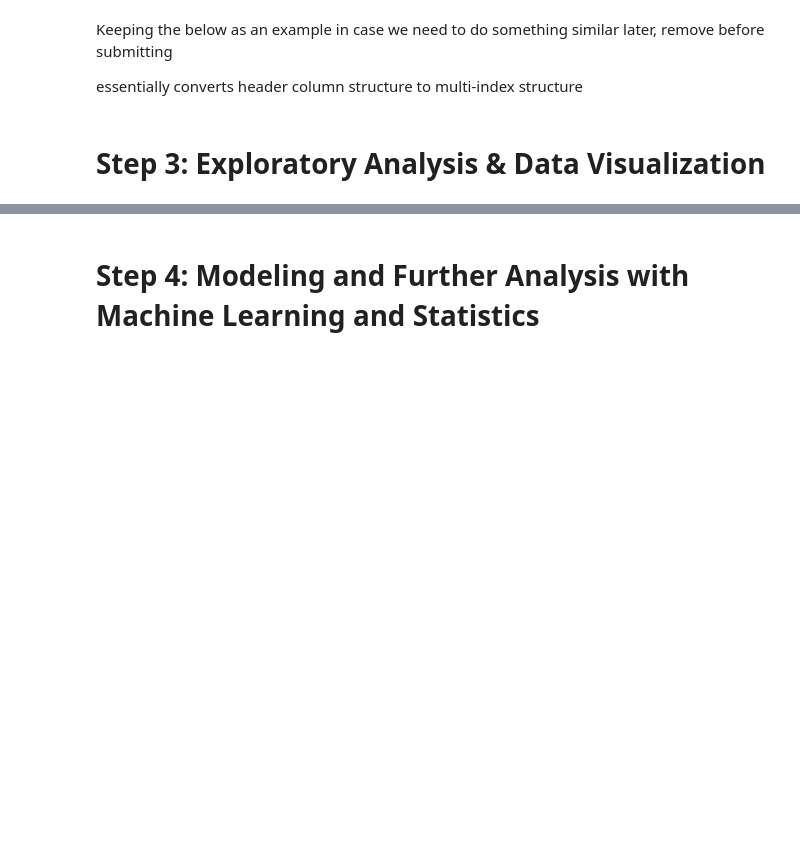
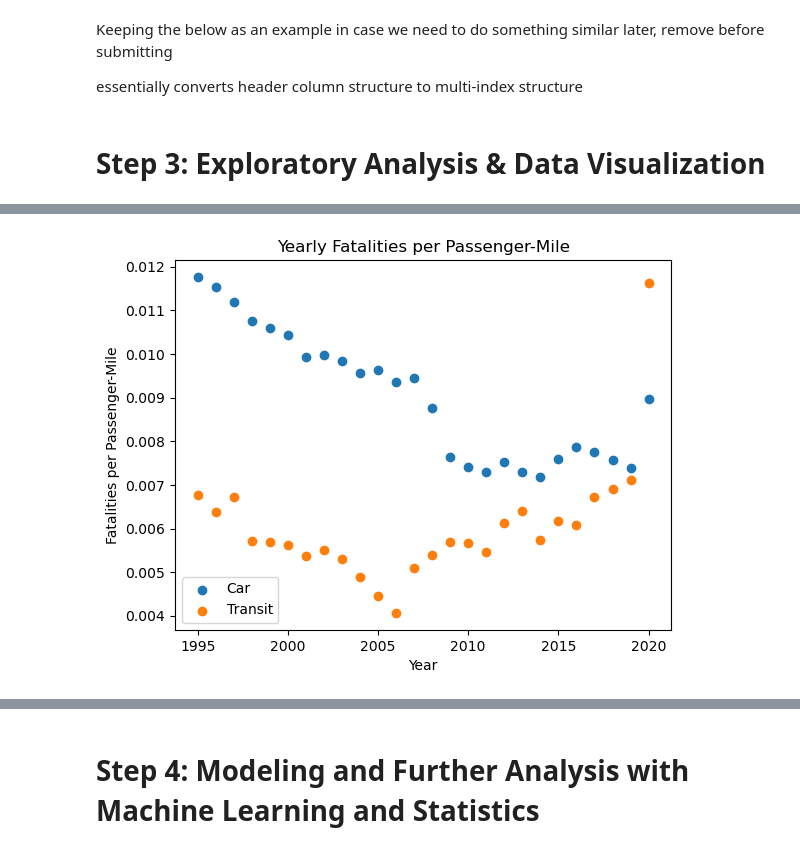
Before and after one commit to nicholasbreymaier/nicholasbreymaier.github.io, a Jupyter notebook: CMSC320_Final_Tutorial.ipynb, the cells around one changed output, grey strips where cells are left out. Saved outputs shown, nothing was run; the diff lists cells and outputs as text; code cells hidden in the pictures; blank space fills up the shorter version.

```diff
--- a/CMSC320_Final_Tutorial.ipynb
+++ b/CMSC320_Final_Tutorial.ipynb
@@ -550,0 +638,19 @@ plot_cols(nhtsa_nat_stats, 'Fatal Crashes', 'Yearly Fatal Motor Vehicle Crashes
+# %%
+# Calculate automobile transportation fatalities per passenger-mile.
+full_df[('Automobile Profile', 'Fatality Rate')] = (full_df['Automobile Profile', 'Fatalities']) / full_df[('Automobile Profile', 'Passenger-Miles (Millions)')]
+
+# Calculate public transit fatalities per passenger-mile.
+full_df[('Transit Profile', 'Fatality Rate')] = full_df[('Transit Profile', 'Fatalities')] / full_df[('Transit Profile', 'Passenger-Miles (Millions)')]
+
+
+# Use matplotlib.pyplot to plot car financial efficiency financial efficiency
+# per year.
+plt.scatter(full_df.index, full_df['Automobile Profile', 'Fatality Rate'], label='Car')
+plt.scatter(full_df.index, full_df['Transit Profile', 'Fatality Rate'], label='Transit')
+plt.title('Yearly Fatalities per Passenger-Mile')
+plt.xlabel('Year')
+plt.ylabel('Fatalities per Passenger-Mile')
+plt.legend()
+plt.show()
+# %% [output]
+[figure, added]
```
Also changed, not shown: parts of 19 cells of this notebook.
